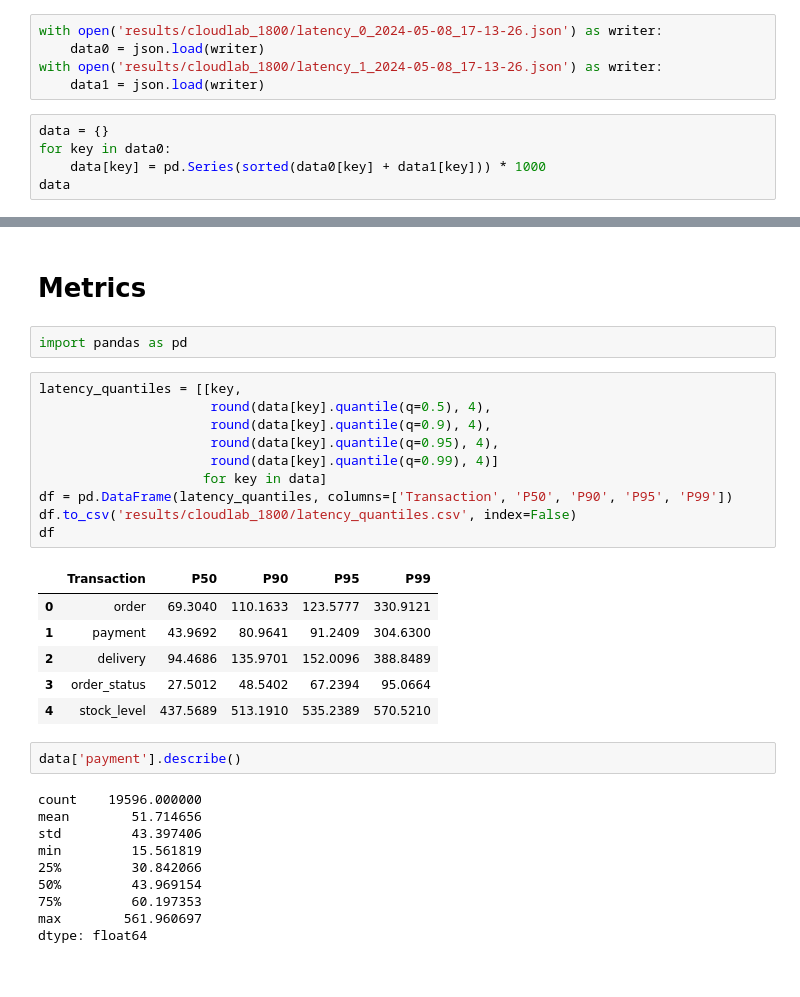
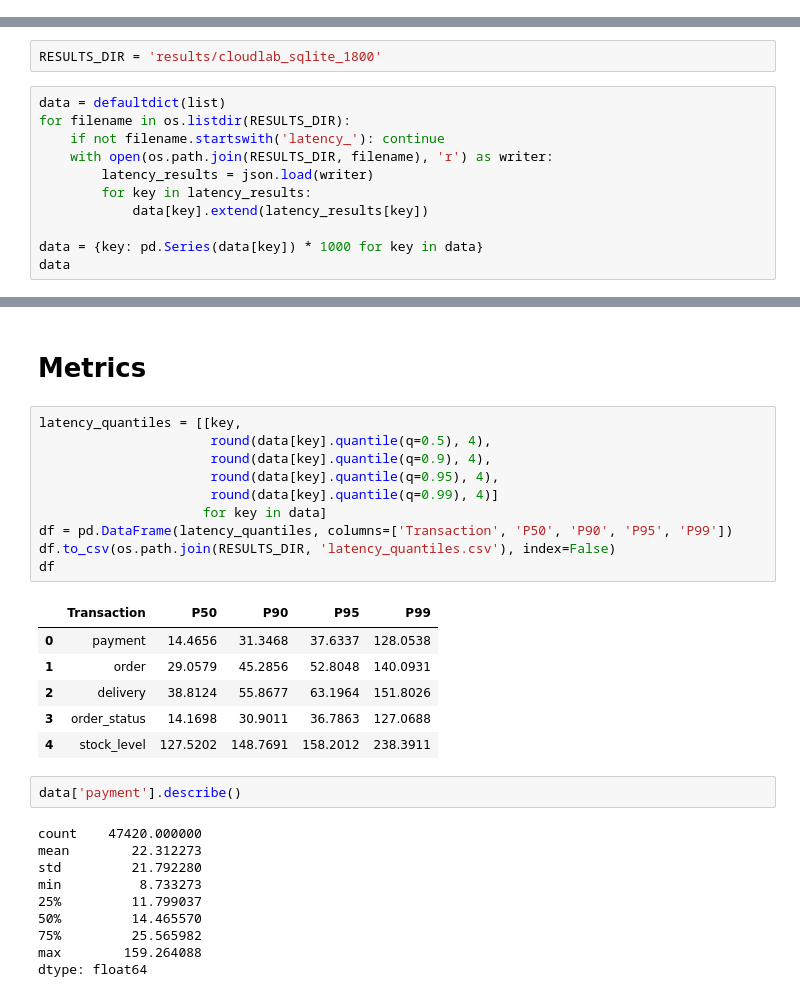
Before and after one commit to ashnehete/tpcc-web-server-py, a Jupyter notebook: plot_results.ipynb, the cells around one changed output, grey strips where cells are left out. Cells and saved outputs as stored; diff of their text form.

Commit message:
Add single sqlite benchmark

```diff
--- a/plot_results.ipynb
+++ b/plot_results.ipynb
@@ -5,13 +7,3 @@ import matplotlib.pyplot as plt
 import matplotlib.ticker as mtick
 import numpy as np
 import pandas as pd
-# %%
-with open('results/cloudlab_1800/latency_0_2024-05-08_17-13-26.json') as writer:
-    data0 = json.load(writer)
-with open('results/cloudlab_1800/latency_1_2024-05-08_17-13-26.json') as writer:
-    data1 = json.load(writer)
-# %%
-data = {}
-for key in data0:
-    data[key] = pd.Series(sorted(data0[key] + data1[key])) * 1000
-data
@@ -35,0 +10,13 @@ data
+# %%
+RESULTS_DIR = 'results/cloudlab_sqlite_1800'
+# %%
+data = defaultdict(list)
+for filename in os.listdir(RESULTS_DIR):
+    if not filename.startswith('latency_'): continue
+    with open(os.path.join(RESULTS_DIR, filename), 'r') as writer:
+        latency_results = json.load(writer)
+        for key in latency_results:
+            data[key].extend(latency_results[key])
+
+data = {key: pd.Series(data[key]) * 1000 for key in data}
+data
@@ -76,34 +81,32 @@ figure.savefig('results/cloudlab_1800/cdf_latency.png')
 [figure]
 # %% [markdown]
 # Metrics
-# %%
-import pandas as pd
 # %%
 latency_quantiles = [[key,
                       round(data[key].quantile(q=0.5), 4),
                       round(data[key].quantile(q=0.9), 4),
                       round(data[key].quantile(q=0.95), 4),
                       round(data[key].quantile(q=0.99), 4)]
                      for key in data]
 df = pd.DataFrame(latency_quantiles, columns=['Transaction', 'P50', 'P90', 'P95', 'P99'])
-df.to_csv('results/cloudlab_1800/latency_quantiles.csv', index=False)
+df.to_csv(os.path.join(RESULTS_DIR, 'latency_quantiles.csv'), index=False)
 df
 # %% [output]
 |  | Transaction | P50 | P90 | P95 | P99 |
-| 0 | order | 69.3040 | 110.1633 | 123.5777 | 330.9121 |
-| 1 | payment | 43.9692 | 80.9641 | 91.2409 | 304.6300 |
-| 2 | delivery | 94.4686 | 135.9701 | 152.0096 | 388.8489 |
-| 3 | order_status | 27.5012 | 48.5402 | 67.2394 | 95.0664 |
-| 4 | stock_level | 437.5689 | 513.1910 | 535.2389 | 570.5210 |
+| 0 | payment | 14.4656 | 31.3468 | 37.6337 | 128.0538 |
+| 1 | order | 29.0579 | 45.2856 | 52.8048 | 140.0931 |
+| 2 | delivery | 38.8124 | 55.8677 | 63.1964 | 151.8026 |
+| 3 | order_status | 14.1698 | 30.9011 | 36.7863 | 127.0688 |
+| 4 | stock_level | 127.5202 | 148.7691 | 158.2012 | 238.3911 |
 # %%
 data['payment'].describe()
 # %% [output]
-count    19596.000000
-mean        51.714656
-std         43.397406
-min         15.561819
-25%         30.842066
-50%         43.969154
-75%         60.197353
-max        561.960697
+count    47420.000000
+mean        22.312273
+std         21.792280
+min          8.733273
+25%         11.799037
+50%         14.465570
+75%         25.565982
+max        159.264088
 dtype: float64
```
Also changed, not shown: parts of 5 cells of this notebook, 5 other files.
